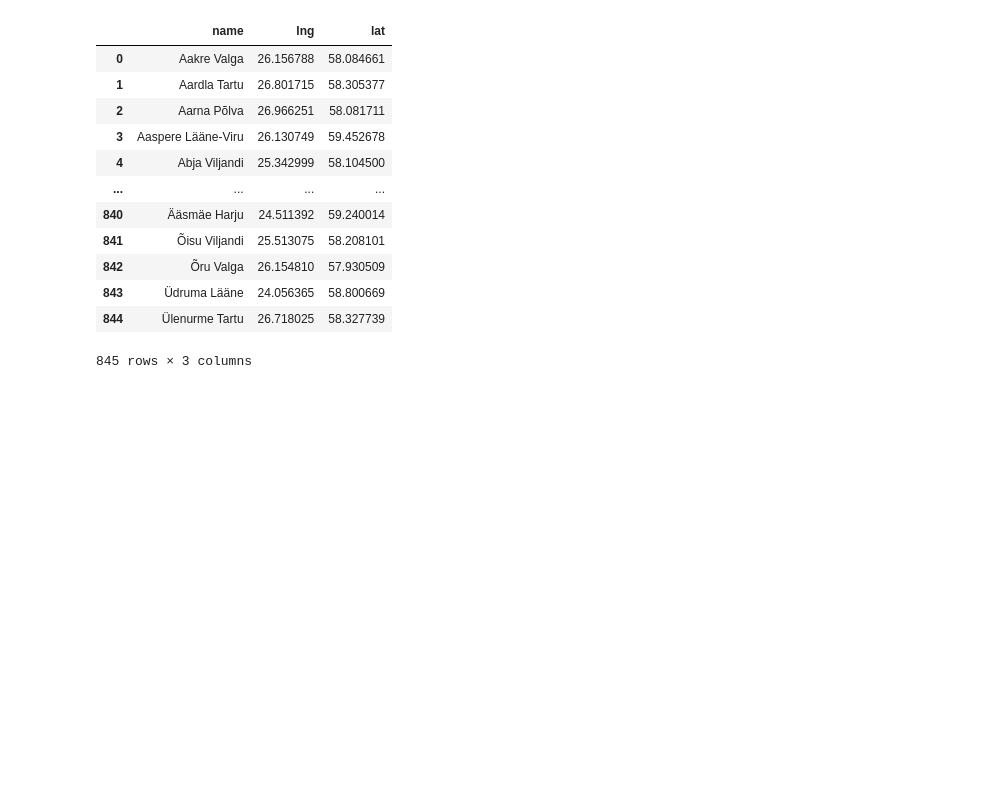
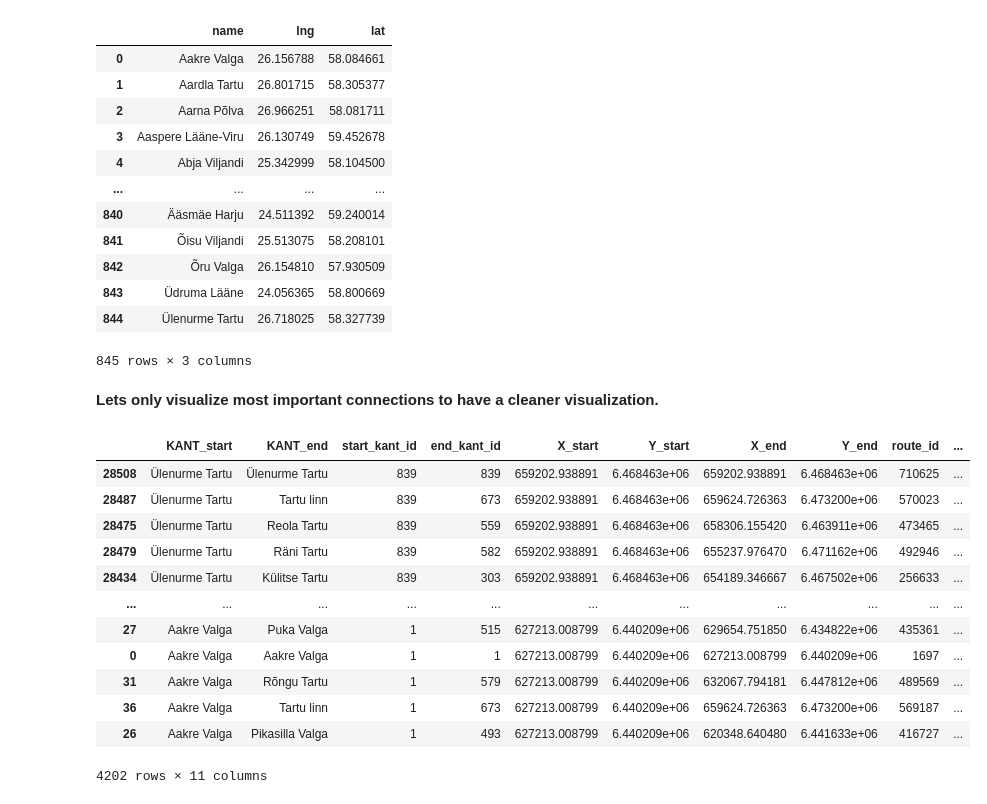
Before and after one commit to MINIMALaq/Connection_plot_on_the_map, a Jupyter notebook: pre_process.ipynb, the cells around one changed output. Saved outputs shown, nothing was run; the diff lists cells and outputs as text; code cells hidden in the pictures; blank space fills up the shorter version.

Commit message:
made a smaller od file with less connection

```diff
--- a/pre_process.ipynb
+++ b/pre_process.ipynb
@@ -103,3 +103,5 @@ stdf
 | 843 | Üdruma Lääne | 24.056365 | 58.800669 |
 | 844 | Ülenurme Tartu | 26.718025 | 58.327739 |
 845 rows × 3 columns
+# %% [markdown]
+**Lets only visualize most important connections to have a cleaner visualization.**
@@ -106,3 +112,19 @@ stdf
+# %%
+sample_od
+# %% [output]
+|  | KANT_start | KANT_end | start_kant_id | end_kant_id | X_start | Y_start | X_end | Y_end | route_id | ... |
+| 28508 | Ülenurme Tartu | Ülenurme Tartu | 839 | 839 | 659202.938891 | 6.468463e+06 | 659202.938891 | 6.468463e+06 | 710625 | ... |
+| 28487 | Ülenurme Tartu | Tartu linn | 839 | 673 | 659202.938891 | 6.468463e+06 | 659624.726363 | 6.473200e+06 | 570023 | ... |
+| 28475 | Ülenurme Tartu | Reola Tartu | 839 | 559 | 659202.938891 | 6.468463e+06 | 658306.155420 | 6.463911e+06 | 473465 | ... |
+| 28479 | Ülenurme Tartu | Räni Tartu | 839 | 582 | 659202.938891 | 6.468463e+06 | 655237.976470 | 6.471162e+06 | 492946 | ... |
+| 28434 | Ülenurme Tartu | Külitse Tartu | 839 | 303 | 659202.938891 | 6.468463e+06 | 654189.346667 | 6.467502e+06 | 256633 | ... |
+| ... | ... | ... | ... | ... | ... | ... | ... | ... | ... | ... |
+| 27 | Aakre Valga | Puka Valga | 1 | 515 | 627213.008799 | 6.440209e+06 | 629654.751850 | 6.434822e+06 | 435361 | ... |
+| 0 | Aakre Valga | Aakre Valga | 1 | 1 | 627213.008799 | 6.440209e+06 | 627213.008799 | 6.440209e+06 | 1697 | ... |
+| 31 | Aakre Valga | Rõngu Tartu | 1 | 579 | 627213.008799 | 6.440209e+06 | 632067.794181 | 6.447812e+06 | 489569 | ... |
+| 36 | Aakre Valga | Tartu linn | 1 | 673 | 627213.008799 | 6.440209e+06 | 659624.726363 | 6.473200e+06 | 569187 | ... |
+| 26 | Aakre Valga | Pikasilla Valga | 1 | 493 | 627213.008799 | 6.440209e+06 | 620348.640480 | 6.441633e+06 | 416727 | ... |
+4202 rows × 11 columns
 # %%
 def substiute(st,nd):
     st_lng = start_points[st][0]
```
Also changed, not shown: parts of 5 cells of this notebook, 3 other files.
